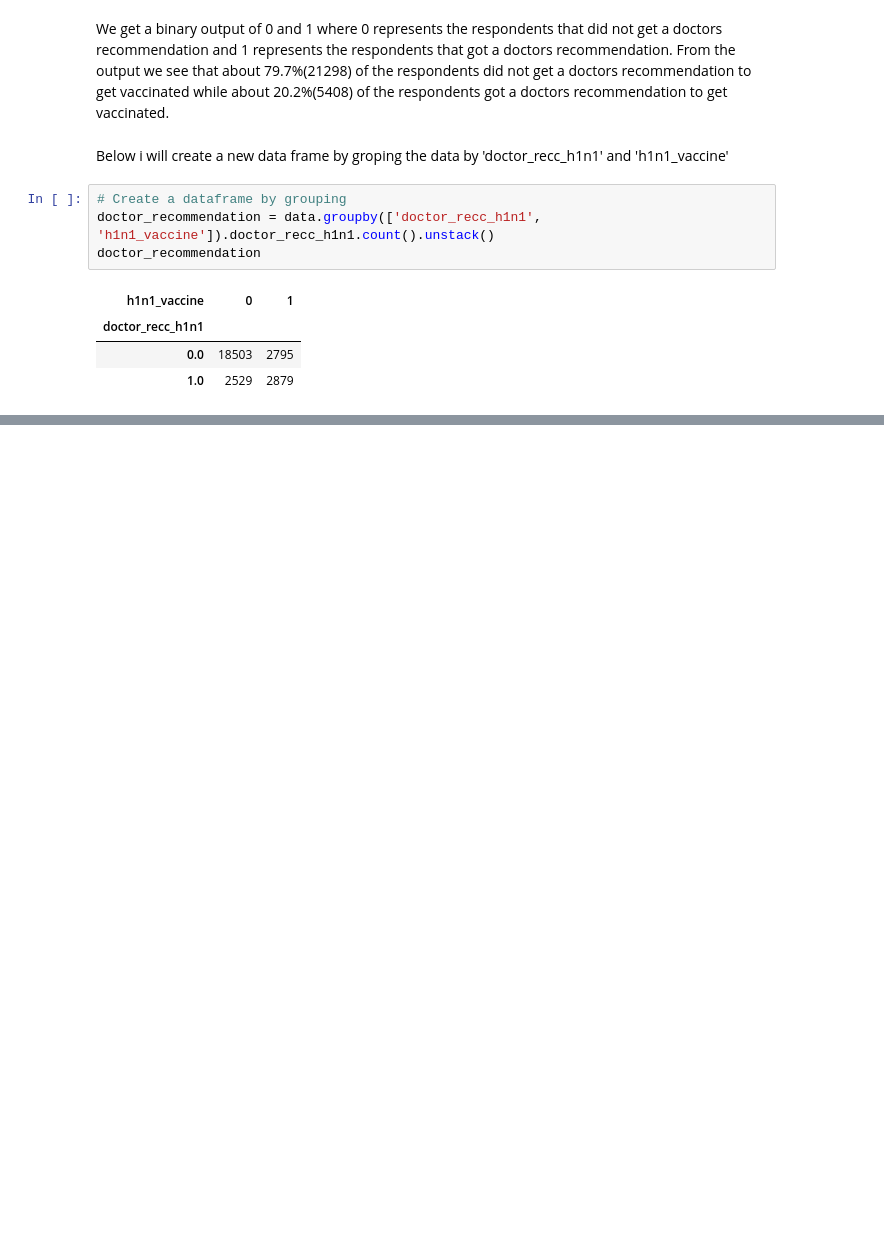
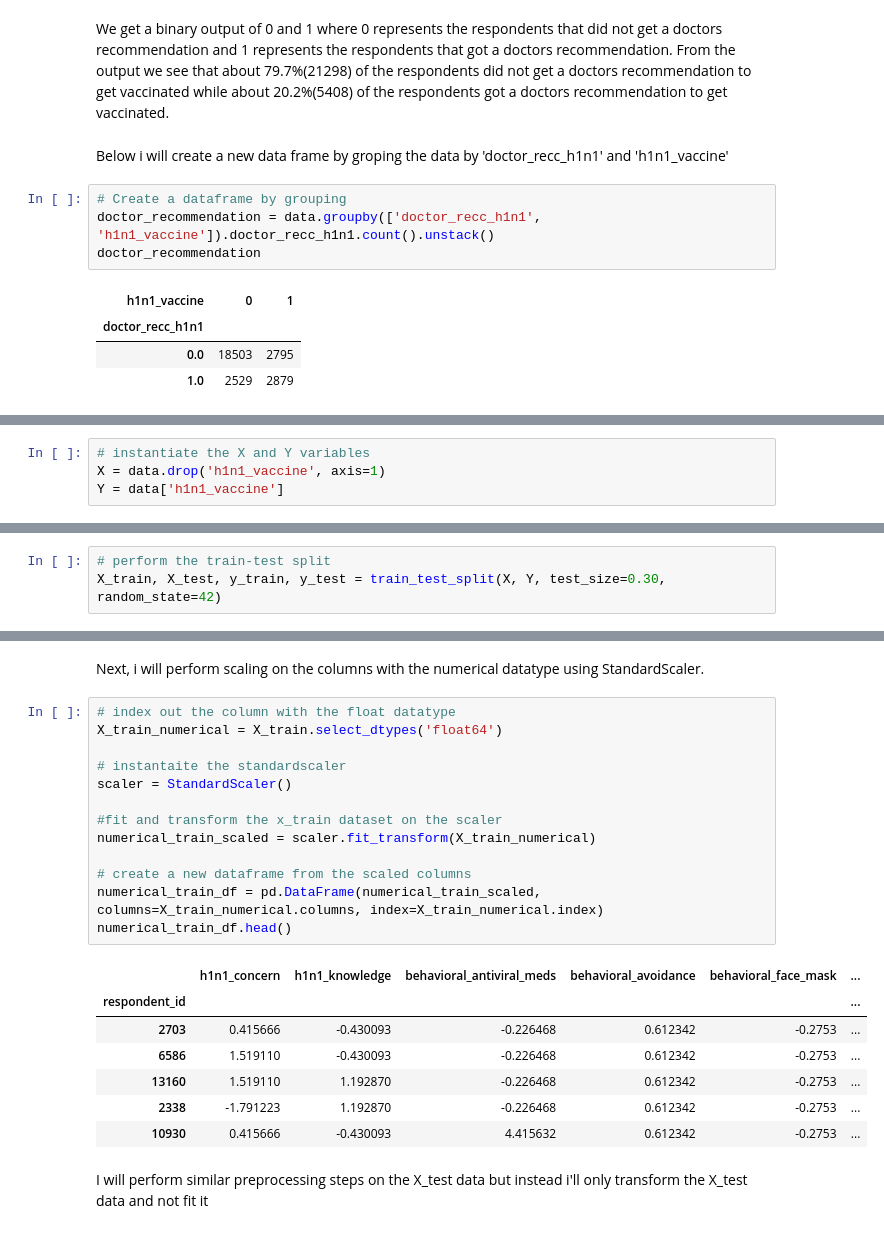
Before and after one commit to mainaroseline/H1N1-Vaccination-Rate-Analysis, a Jupyter notebook: project.ipynb, the cells around one changed output, grey strips where cells are left out. Drawn from its saved outputs; the diff is of its cells as text; blank space fills up the shorter version.

Commit message:
Data Modeling

```diff
--- a/project.ipynb
+++ b/project.ipynb
@@ -737,0 +776,4 @@ From this we can see that even though the difference between the vaccinated and
+# %%
+# instantiate the X and Y variables
+X = data.drop('h1n1_vaccine', axis=1)
+Y = data['h1n1_vaccine']
@@ -737,0 +783,3 @@ From this we can see that even though the difference between the vaccinated and
+# %%
+# perform the train-test split
+X_train, X_test, y_train, y_test = train_test_split(X, Y, test_size=0.30, random_state=42)
@@ -737,0 +809,25 @@ From this we can see that even though the difference between the vaccinated and
+# %% [markdown]
+Next, i will perform scaling on the columns with the numerical datatype using StandardScaler.
+# %%
+# index out the column with the float datatype
+X_train_numerical = X_train.select_dtypes('float64')
+
+# instantaite the standardscaler
+scaler = StandardScaler()
+
+#fit and transform the x_train dataset on the scaler
+numerical_train_scaled = scaler.fit_transform(X_train_numerical)
+
+# create a new dataframe from the scaled columns
+numerical_train_df = pd.DataFrame(numerical_train_scaled, columns=X_train_numerical.columns, index=X_train_numerical.index)
+numerical_train_df.head()
+# %% [output]
+|  | h1n1_concern | h1n1_knowledge | behavioral_antiviral_meds | behavioral_avoidance | behavioral_face_mask | ... |
+| respondent_id |  |  |  |  |  | ... |
+| 2703 | 0.415666 | -0.430093 | -0.226468 | 0.612342 | -0.2753 | ... |
+| 6586 | 1.519110 | -0.430093 | -0.226468 | 0.612342 | -0.2753 | ... |
+| 13160 | 1.519110 | 1.192870 | -0.226468 | 0.612342 | -0.2753 | ... |
+| 2338 | -1.791223 | 1.192870 | -0.226468 | 0.612342 | -0.2753 | ... |
+| 10930 | 0.415666 | -0.430093 | 4.415632 | 0.612342 | -0.2753 | ... |
+# %% [markdown]
+I will perform similar preprocessing steps on the X_test data but instead i'll only transform the X_test data and not fit it
```
Also changed, not shown: parts of 16 cells of this notebook.
